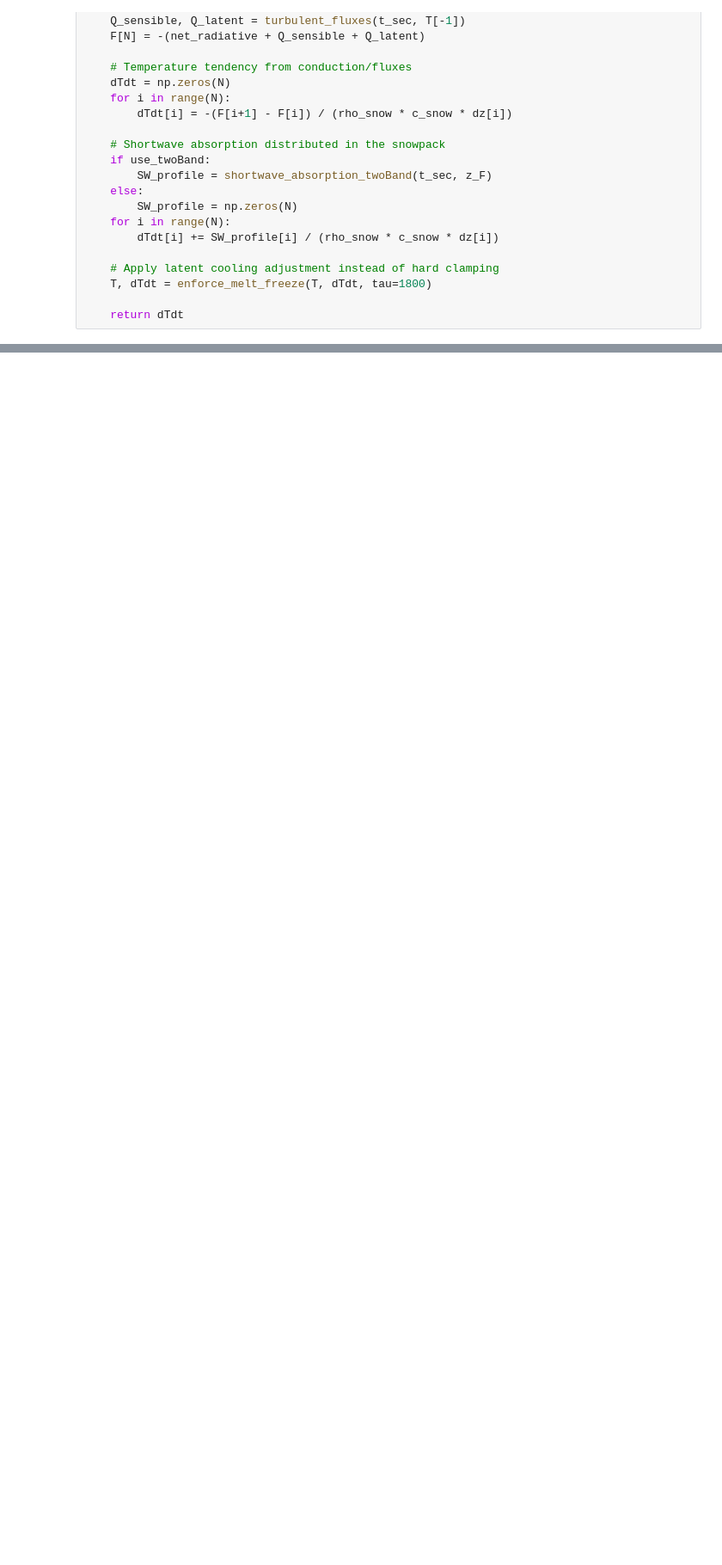
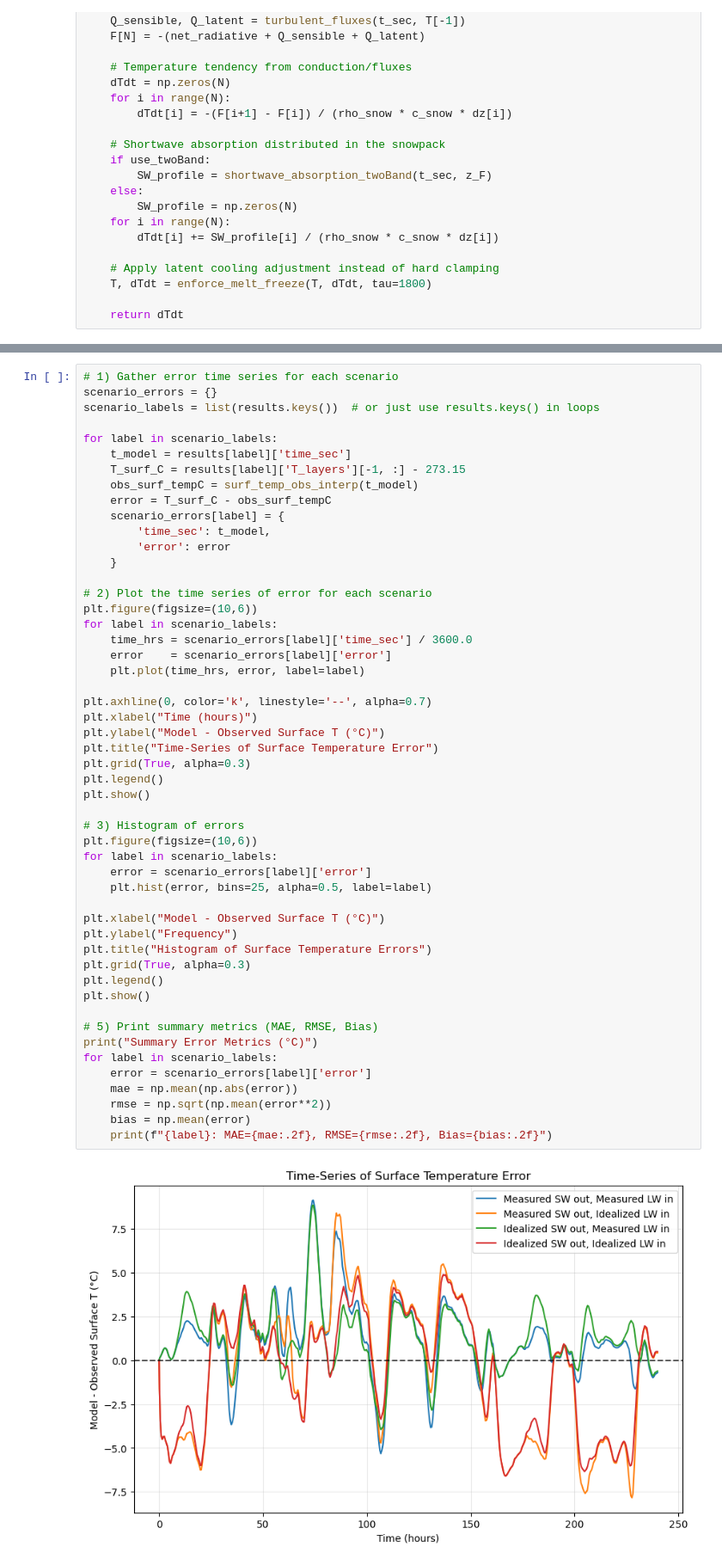
Before and after one commit to Austfi/snowtempprofile, a Jupyter notebook: snowmodel_data.ipynb, the cells around one changed output, grey strips where cells are left out. Shown at 86% size. Drawn from its saved outputs; the diff is of its cells as text; blank space fills up the shorter version.

Commit message:
updated RMSE tool and new LW options

```diff
--- a/snowmodel_data.ipynb
+++ b/snowmodel_data.ipynb
@@ -513,0 +613,53 @@ plt.show()
+# %%
+# 1) Gather error time series for each scenario
+scenario_errors = {}
+scenario_labels = list(results.keys())  # or just use results.keys() in loops
+
+for label in scenario_labels:
+    t_model = results[label]['time_sec']
+    T_surf_C = results[label]['T_layers'][-1, :] - 273.15
+    obs_surf_tempC = surf_temp_obs_interp(t_model)
+    error = T_surf_C - obs_surf_tempC
+    scenario_errors[label] = {
+        'time_sec': t_model,
+        'error': error
+    }
+
+# 2) Plot the time series of error for each scenario
+plt.figure(figsize=(10,6))
+for label in scenario_labels:
+    time_hrs = scenario_errors[label]['time_sec'] / 3600.0
+    error    = scenario_errors[label]['error']
+    plt.plot(time_hrs, error, label=label)
+
+plt.axhline(0, color='k', linestyle='--', alpha=0.7)
+plt.xlabel("Time (hours)")
+plt.ylabel("Model - Observed Surface T (°C)")
+plt.title("Time-Series of Surface Temperature Error")
+plt.grid(True, alpha=0.3)
+plt.legend()
+plt.show()
+
+# 3) Histogram of errors
+plt.figure(figsize=(10,6))
+for label in scenario_labels:
+    error = scenario_errors[label]['error']
+    plt.hist(error, bins=25, alpha=0.5, label=label)
+
+plt.xlabel("Model - Observed Surface T (°C)")
+plt.ylabel("Frequency")
+plt.title("Histogram of Surface Temperature Errors")
+plt.grid(True, alpha=0.3)
+plt.legend()
+plt.show()
+
+# 5) Print summary metrics (MAE, RMSE, Bias)
+print("Summary Error Metrics (°C)")
+for label in scenario_labels:
+    error = scenario_errors[label]['error']
+    mae = np.mean(np.abs(error))
+    rmse = np.sqrt(np.mean(error**2))
+    bias = np.mean(error)
+    print(f"{label}: MAE={mae:.2f}, RMSE={rmse:.2f}, Bias={bias:.2f}")
+# %% [output]
+[figure, added]
```
Also changed, not shown: parts of 16 cells of this notebook.
